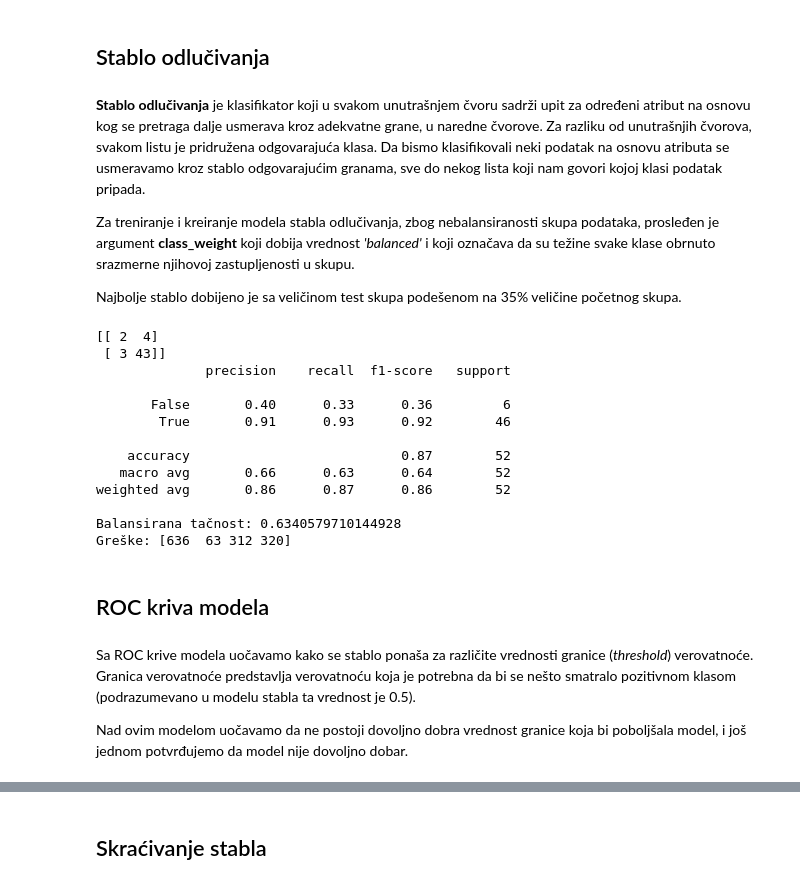
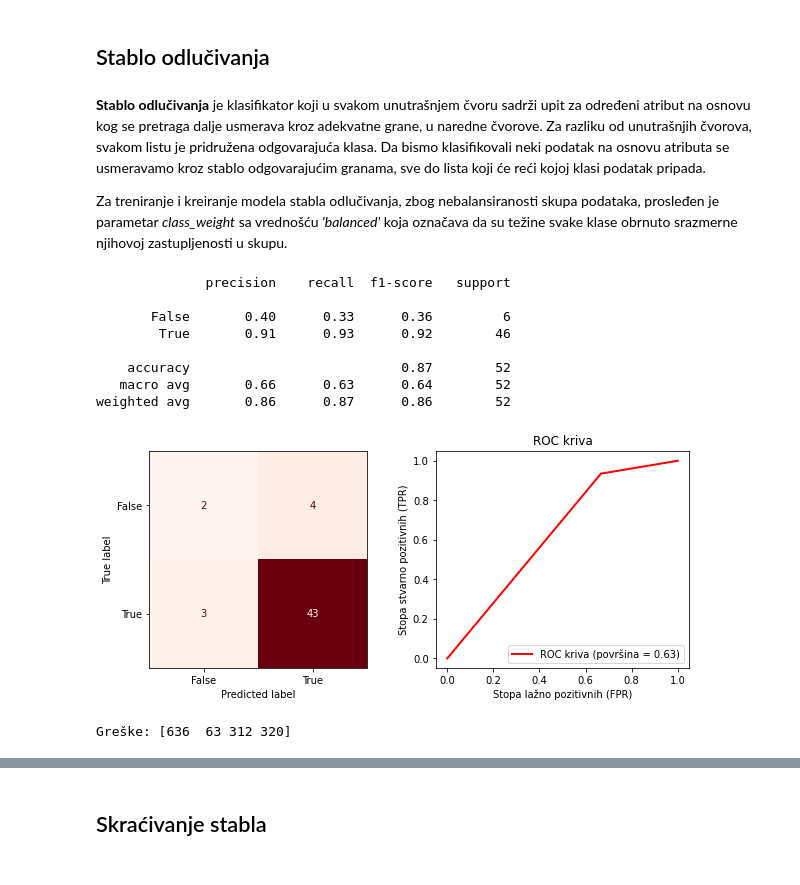
Before and after one commit to matfija/Elektrokonverzija, a Jupyter notebook: elektroklasifikacija.ipynb, the cells around one changed output, grey strips where cells are left out. Cells and saved outputs as stored; diff of their text form; code cells hidden in the pictures.

Commit message:
izmene nad modelima

```diff
--- a/elektroklasifikacija.ipynb
+++ b/elektroklasifikacija.ipynb
@@ -61,5 +61,24 @@ Mera koja nam daje najviše informacija o kvalitetu modela je **balansirana tač
+# %%
+from sklearn.metrics import roc_curve, auc
+import matplotlib.pyplot as plt
+
+def plot_roc_curve(y_true, y_pred, ax=None):
+    fpr, tpr, _ = roc_curve(y_true, y_pred)
+    pov = auc(fpr, tpr)
+
+    if ax == None:
+        ax = plt.subplot()
+
+    ax.plot(fpr, tpr, color='red',
+             lw=2, label=f'ROC kriva (površina = {pov:.2f})')
+
+    ax.set_xlabel('Stopa lažno pozitivnih (FPR)')
+    ax.set_ylabel('Stopa stvarno pozitivnih (TPR)')
+
+    ax.set_title('ROC kriva')
+    ax.legend(loc="lower right")
 # %%
-from sklearn.metrics import confusion_matrix, classification_report, balanced_accuracy_score
+from sklearn.metrics import confusion_matrix, classification_report, plot_confusion_matrix, balanced_accuracy_score
 import numpy as np
 
 _, XXX, _, _ = train_test_split(X, y)
@@ -67,9 +86,12 @@ _, XXX, _, _ = train_test_split(X, y)
 def kvalitet_modela(clf, X_test, y_test):
     y_pred = clf.predict(X_test)
 
-    print(confusion_matrix(y_test,y_pred))
     print(classification_report(y_test,y_pred))
-    print('Balansirana tačnost:', balanced_accuracy_score(y_test,y_pred))
+
+    fig, (ax1, ax2) = plt.subplots(1, 2, figsize=(10,4))
+    plot_confusion_matrix(clf, X_test, y_test, colorbar=False, cmap='Reds', ax=ax1)
+    plot_roc_curve(y_test, y_pred, ax2)
+    plt.show()
 
     try:
         print('Greške:', XXX.iloc[np.where((y_pred != y_test) & ~y_test)].index.to_numpy())
@@ -78,37 +100,26 @@ def kvalitet_modela(clf, X_test, y_test):
 # %% [markdown]
 ## Stablo odlučivanja
 # %% [markdown]
-**Stablo odlučivanja** je klasifikator koji u svakom unutrašnjem čvoru sadrži upit za određeni atribut na osnovu kog se pretraga dalje usmerava kroz adekvatne grane, u naredne čvorove. Za razliku od unutrašnjih čvorova, svakom listu je pridružena odgovarajuća klasa. Da bismo klasifikovali neki podatak na osnovu atributa se usmeravamo kroz stablo odgovarajućim granama, sve do nekog lista koji nam govori kojoj klasi podatak pripada.
+**Stablo odlučivanja** je klasifikator koji u svakom unutrašnjem čvoru sadrži upit za određeni atribut na osnovu kog se pretraga dalje usmerava kroz adekvatne grane, u naredne čvorove. Za razliku od unutrašnjih čvorova, svakom listu je pridružena odgovarajuća klasa. Da bismo klasifikovali neki podatak na osnovu atributa se usmeravamo kroz stablo odgovarajućim granama, sve do lista koji će reći kojoj klasi podatak pripada.
 
-Za treniranje i kreiranje modela stabla odlučivanja, zbog nebalansiranosti skupa podataka, prosleđen je argument **class_weight** koji dobija vrednost *'balanced'* i koji označava da su težine svake klase obrnuto srazmerne njihovoj zastupljenosti u skupu.
-
-Najbolje stablo dobijeno je sa veličinom test skupa podešenom na 35% veličine početnog skupa.
+Za treniranje i kreiranje modela stabla odlučivanja, zbog nebalansiranosti skupa podataka, prosleđen je parametar *class_weight* sa vrednošću *'balanced'* koja označava da su težine svake klase obrnuto srazmerne njihovoj zastupljenosti u skupu.
 # %%
 X_train, X_test, y_train, y_test = train_test_split(X, y)
 # %%
 from sklearn.tree import DecisionTreeClassifier
 
-clf = DecisionTreeClassifier(random_state=0, class_weight='balanced')
-clf.fit(X_train, y_train)
+tree = DecisionTreeClassifier(random_state=0, class_weight='balanced')
+tree.fit(X_train, y_train)
 
-kvalitet_modela(clf, X_test, y_test)
+kvalitet_modela(tree, X_test, y_test)
 # %% [output]
-[[ 2  4]
- [ 3 43]]
               precision    recall  f1-score   support
 
        False       0.40      0.33      0.36         6
         True       0.91      0.93      0.92        46
 
     accuracy                           0.87        52
    macro avg       0.66      0.63      0.64        52
 weighted avg       0.86      0.87      0.86        52
-
-Balansirana tačnost: 0.6340579710144928
-Greške: [636  63 312 320]
+[figure, added]
+Greške: [636  63 312 320]
-# %% [markdown]
-## ROC kriva modela
-# %% [markdown]
-Sa ROC krive modela uočavamo kako se stablo ponaša za različite vrednosti granice (*threshold*) verovatnoće. Granica verovatnoće predstavlja verovatnoću koja je potrebna da bi se nešto smatralo pozitivnom klasom (podrazumevano u modelu stabla ta vrednost je 0.5).
-
-Nad ovim modelom uočavamo da ne postoji dovoljno dobra vrednost granice koja bi poboljšala model, i još jednom potvrđujemo da model nije dovoljno dobar.
```
Also changed, not shown: parts of 40 cells of this notebook.
